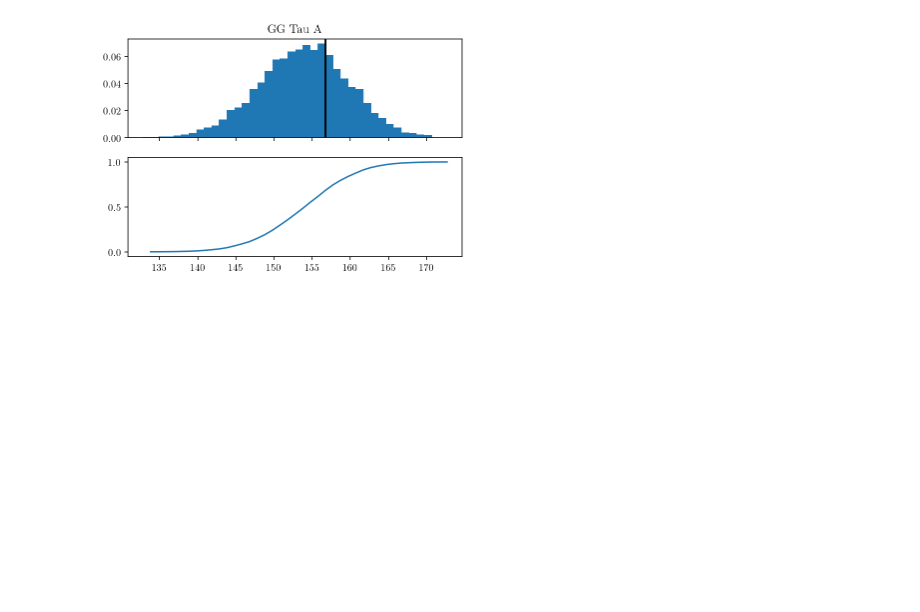
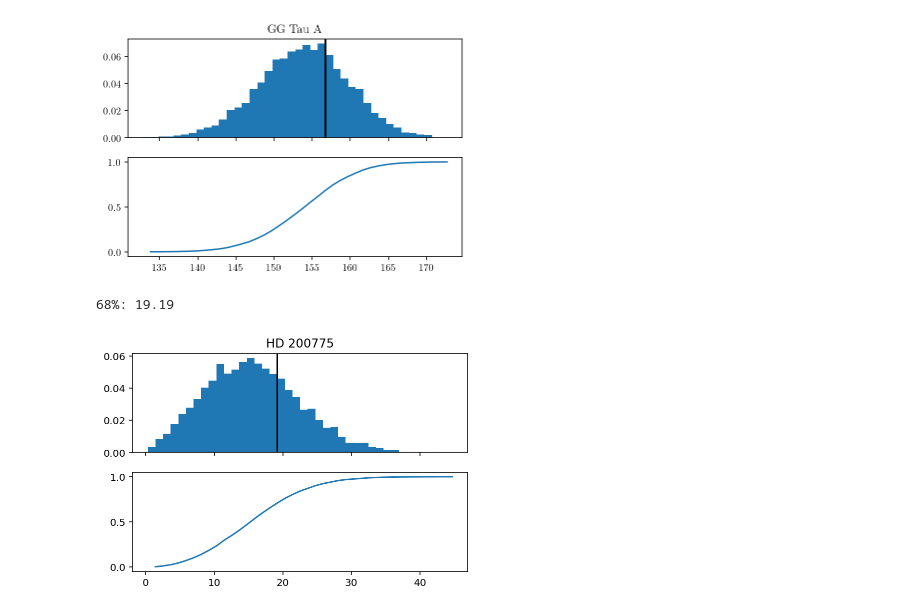
Before and after one commit to iancze/hierarchical-mutual-inclinations, a Jupyter notebook: MutualInclinationUncertainty.ipynb, the cells around one changed output. Drawn from its saved outputs; the diff is of its cells as text; code cells hidden in the pictures; blank space fills up the shorter version.

```diff
--- a/MutualInclinationUncertainty.ipynb
+++ b/MutualInclinationUncertainty.ipynb
@@ -122,3 +124,8 @@ analyze_system(table[8])
 # %% [output]
 68%: 156.75
 [figure]
+# %%
+analyze_system(table[9])
+# %% [output]
+68%: 19.19
+[figure, added]
```
Also changed, not shown: parts of 1 cell of this notebook.
